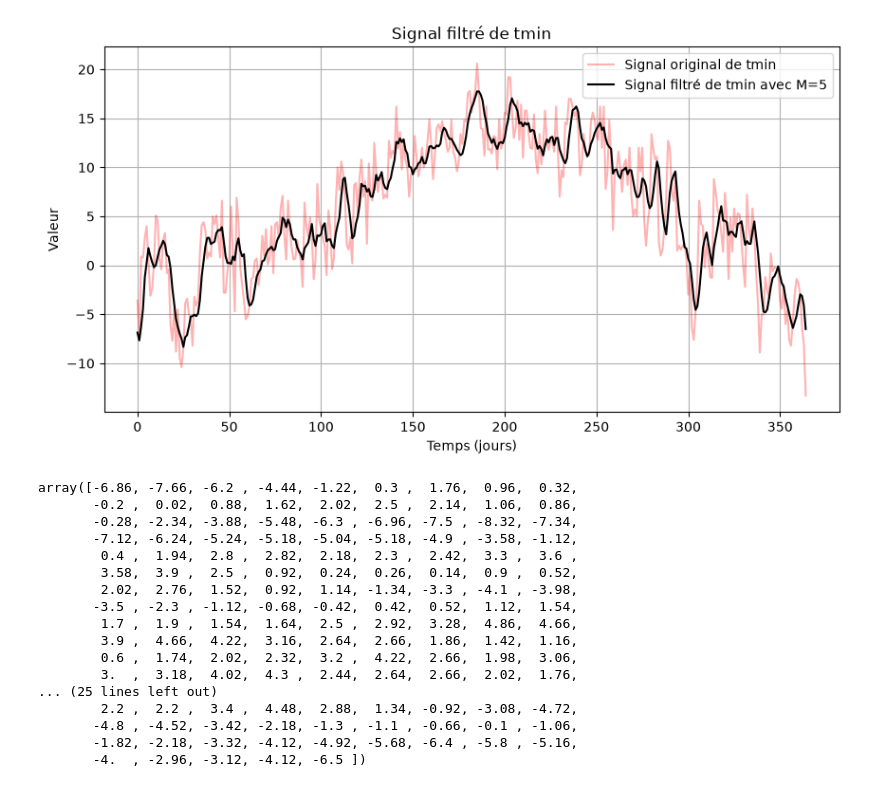
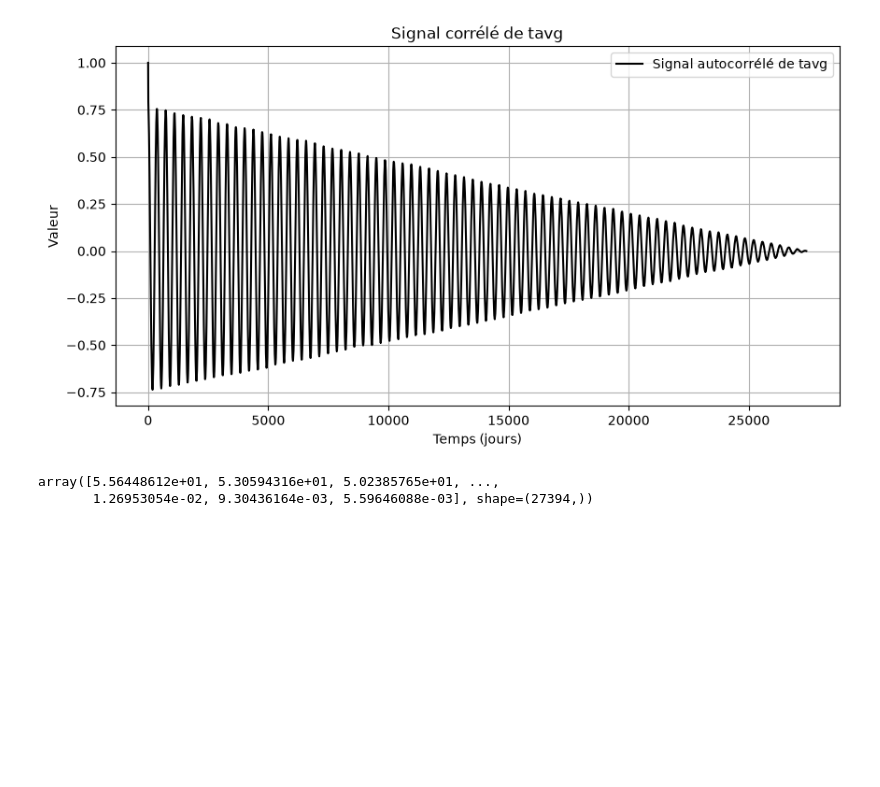
Before and after one commit to chokinyan/projet_mth_signal, a Jupyter notebook: notebooks/main.ipynb, the cells around one changed output. Saved outputs shown, nothing was run; the diff lists cells and outputs as text; code cells hidden in the pictures; blank space fills up the shorter version.

```diff
--- a/notebooks/main.ipynb
+++ b/notebooks/main.ipynb
@@ -321,27 +643,12 @@ class Signal:
 # %%
 test = Signal()
 
 # ampl, freq, unit, phase, mean_value = test.signal_data("prcp", start=0, end=22_000)
 
 # test.reconstruct_signal("tavg", start=0, end=365, n_harmonics=100, plot=True)
 
-test.filter_signal("tmin", M=5)
+test.autocorrelate("tavg",start=0,end=len(test.prcp))
 # %% [output]
-[figure, old version]
+[figure, new version]
-array([-6.86, -7.66, -6.2 , -4.44, -1.22,  0.3 ,  1.76,  0.96,  0.32,
-       -0.2 ,  0.02,  0.88,  1.62,  2.02,  2.5 ,  2.14,  1.06,  0.86,
-       -0.28, -2.34, -3.88, -5.48, -6.3 , -6.96, -7.5 , -8.32, -7.34,
-       -7.12, -6.24, -5.24, -5.18, -5.04, -5.18, -4.9 , -3.58, -1.12,
-        0.4 ,  1.94,  2.8 ,  2.82,  2.18,  2.3 ,  2.42,  3.3 ,  3.6 ,
-        3.58,  3.9 ,  2.5 ,  0.92,  0.24,  0.26,  0.14,  0.9 ,  0.52,
-        2.02,  2.76,  1.52,  0.92,  1.14, -1.34, -3.3 , -4.1 , -3.98,
-       -3.5 , -2.3 , -1.12, -0.68, -0.42,  0.42,  0.52,  1.12,  1.54,
-        1.7 ,  1.9 ,  1.54,  1.64,  2.5 ,  2.92,  3.28,  4.86,  4.66,
-        3.9 ,  4.66,  4.22,  3.16,  2.64,  2.66,  1.86,  1.42,  1.16,
-        0.6 ,  1.74,  2.02,  2.32,  3.2 ,  4.22,  2.66,  1.98,  3.06,
-        3.  ,  3.18,  4.02,  4.3 ,  2.44,  2.64,  2.66,  2.02,  1.76,
-... (25 lines left out)
-        2.2 ,  2.2 ,  3.4 ,  4.48,  2.88,  1.34, -0.92, -3.08, -4.72,
-       -4.8 , -4.52, -3.42, -2.18, -1.3 , -1.1 , -0.66, -0.1 , -1.06,
-       -1.82, -2.18, -3.32, -4.12, -4.92, -5.68, -6.4 , -5.8 , -5.16,
-       -4.  , -2.96, -3.12, -4.12, -6.5 ])
+array([5.56448612e+01, 5.30594316e+01, 5.02385765e+01, ...,
+       1.26953054e-02, 9.30436164e-03, 5.59646088e-03], shape=(27394,))
```
Also changed, not shown: parts of 2 cells of this notebook, 2 other files.
